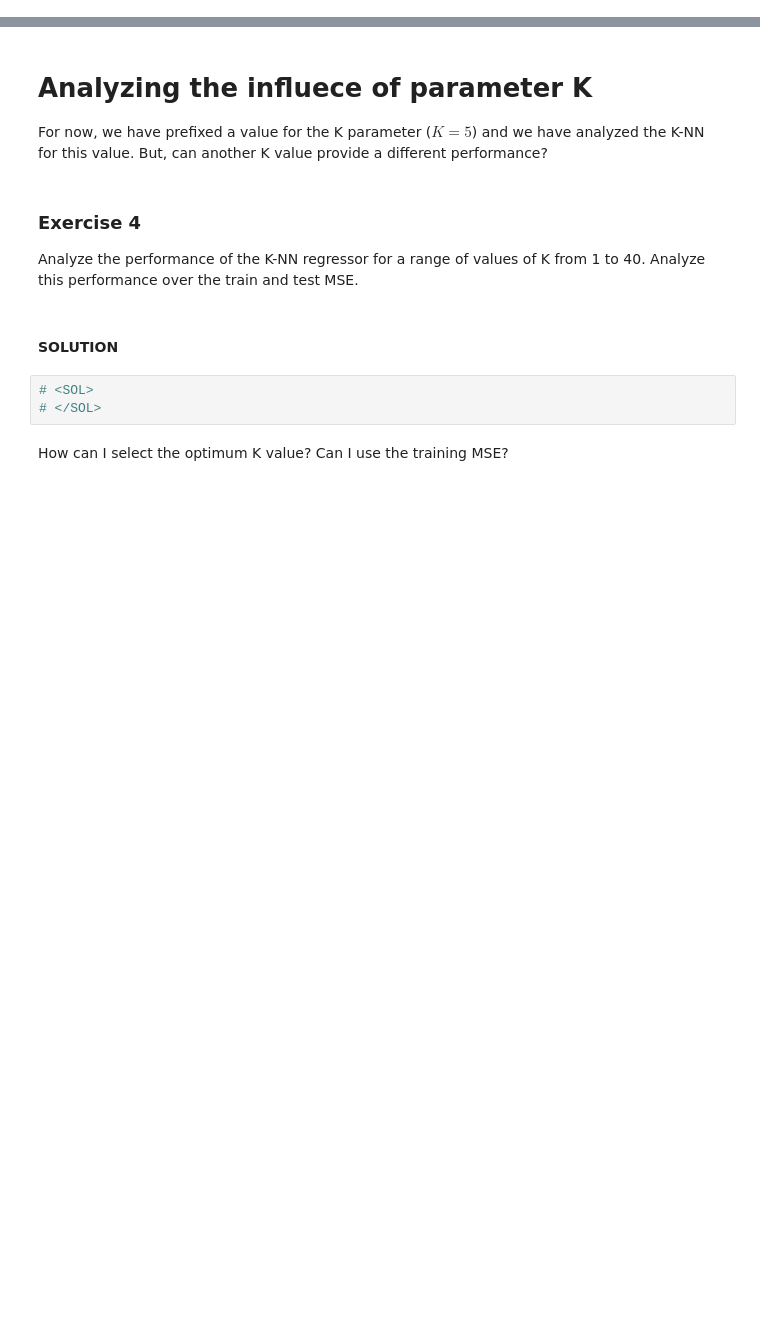
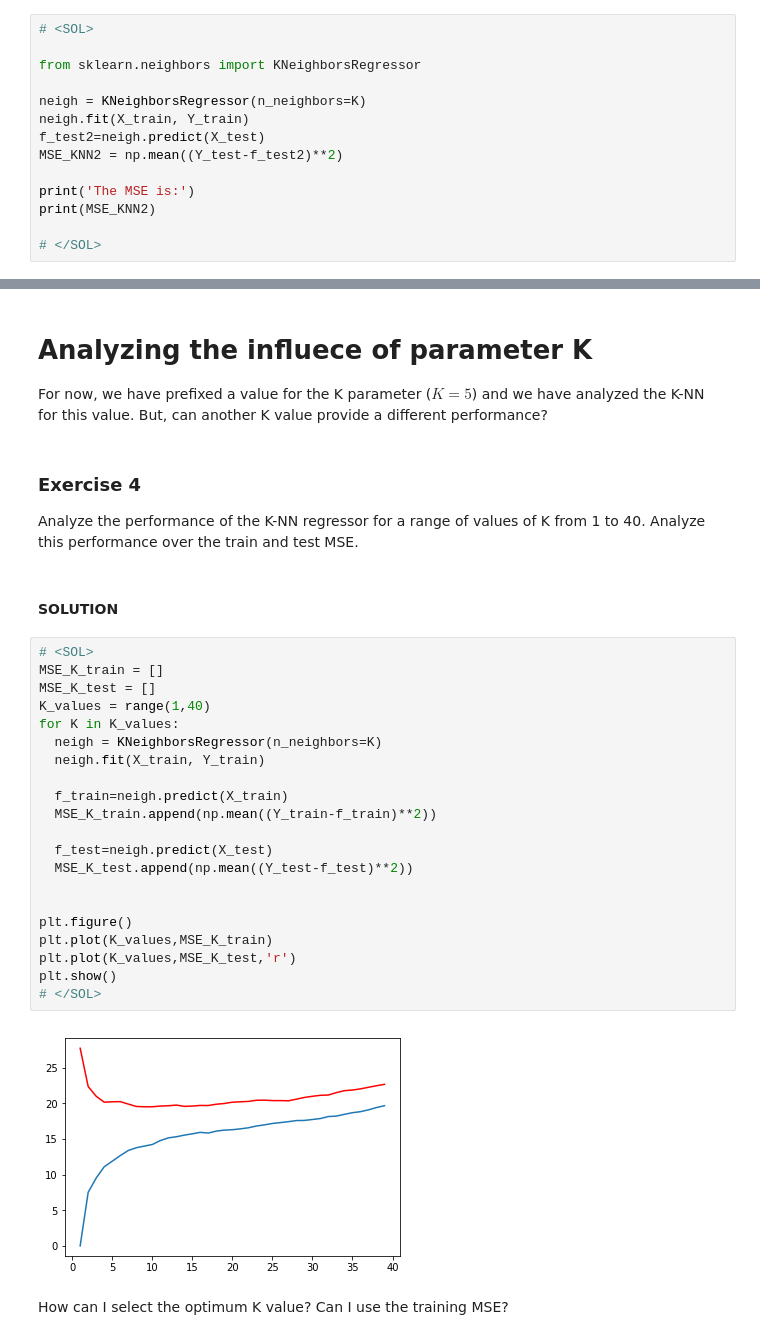
Before and after one commit to ikerarana/Machine-Learning-Notebooks, a Jupyter notebook: Curso Machine Learning UC3M Python/Week 2 - Introduction to ML and Regression problems 1/1_Introduction to regression models KNN and CV.ipynb, the cells around one changed output, grey strips where cells are left out. Saved outputs shown, nothing was run; the diff lists cells and outputs as text; blank space fills up the shorter version.

```diff
--- a/Curso Machine Learning UC3M Python/Week 2 - Introduction to ML and Regression problems 1/1_Introduction to regression models KNN and CV.ipynb
+++ b/Curso Machine Learning UC3M Python/Week 2 - Introduction to ML and Regression problems 1/1_Introduction to regression models KNN and CV.ipynb
@@ -239,0 +322,14 @@ Use the sklearn [K-NN regression](https://scikit-learn.org/stable/modules/genera
+# %%
+# <SOL>
+
+from sklearn.neighbors import KNeighborsRegressor
+
+neigh = KNeighborsRegressor(n_neighbors=K)
+neigh.fit(X_train, Y_train)
+f_test2=neigh.predict(X_test)
+MSE_KNN2 = np.mean((Y_test-f_test2)**2)
+
+print('The MSE is:')
+print(MSE_KNN2)
+
+# </SOL>
@@ -278,9 +381,29 @@ For now, we have prefixed a value for the K parameter ($K=5$) and we have analyz
 Analyze the performance of the K-NN regressor for a range of values of K from 1 to 40. Analyze this performance over the train and test MSE.
 # %% [markdown]
 #### SOLUTION
-# %%
-# <SOL>
-# </SOL>
+# %%
+# <SOL>
+MSE_K_train = []
+MSE_K_test = []
+K_values = range(1,40)
+for K in K_values:
+  neigh = KNeighborsRegressor(n_neighbors=K)
+  neigh.fit(X_train, Y_train)
+
+  f_train=neigh.predict(X_train)
+  MSE_K_train.append(np.mean((Y_train-f_train)**2))
+
+  f_test=neigh.predict(X_test)
+  MSE_K_test.append(np.mean((Y_test-f_test)**2))
+
+
+plt.figure()
+plt.plot(K_values,MSE_K_train)
+plt.plot(K_values,MSE_K_test,'r')
+plt.show()
+# </SOL>
+# %% [output]
+[figure, added]
 # %% [markdown]
 How can I select the optimum K value?
 Can I use the training MSE?
```
Also changed, not shown: parts of 30 cells of this notebook, 2 other files.
